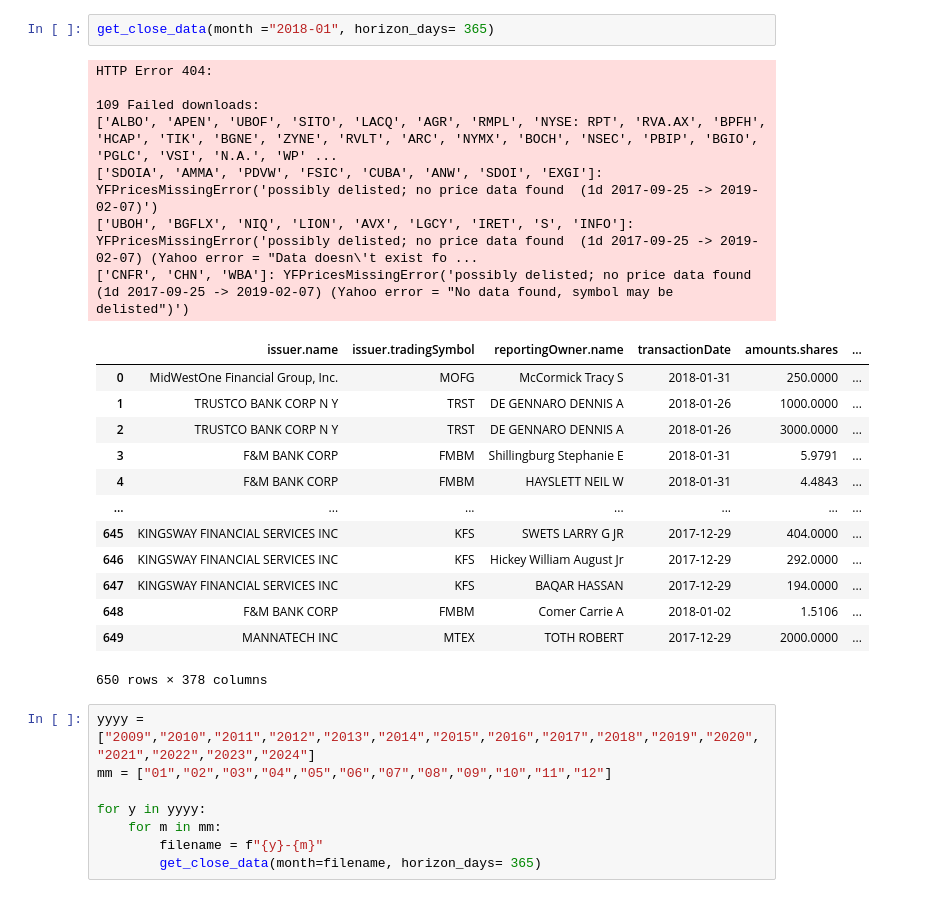
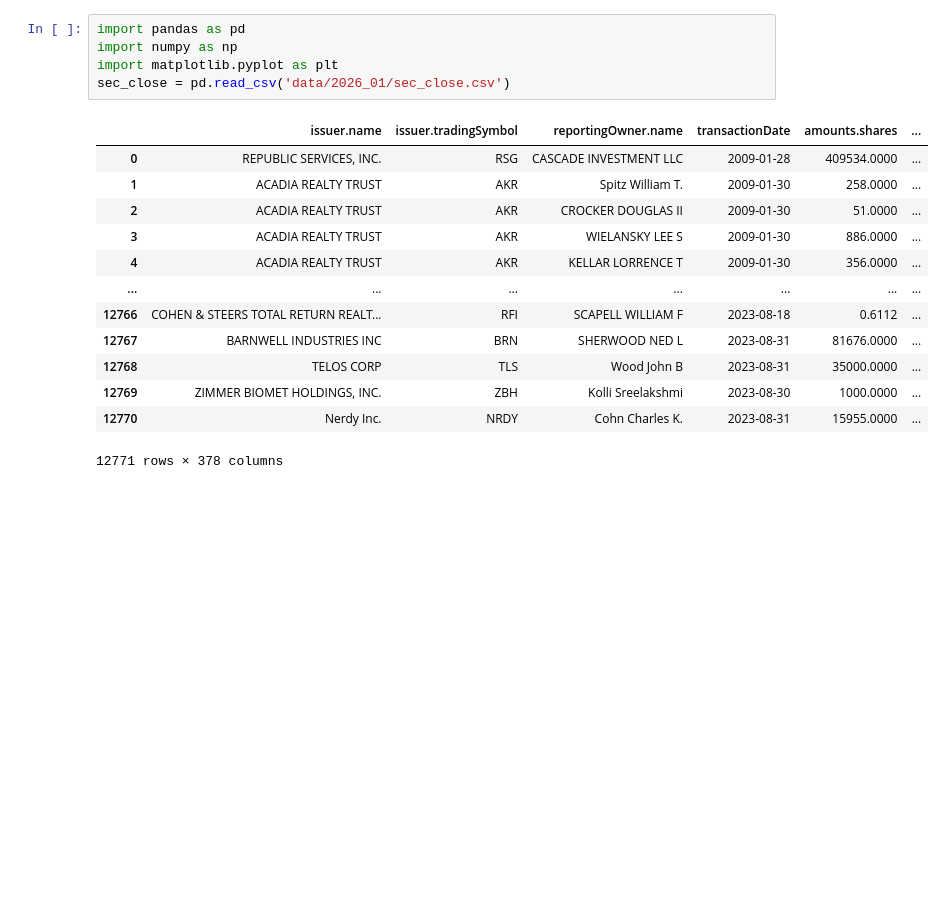
Before and after one commit to pluschka/Algorithmic-Trading-SEC-data-analysis, a Jupyter notebook: Daten laden.ipynb, the cells around one changed output. Drawn from its saved outputs; the diff is of its cells as text; blank space fills up the shorter version.

```diff
--- a/Daten laden.ipynb
+++ b/Daten laden.ipynb
@@ -666,31 +1,19 @@ def concat_close_data(data_dir: str = "data") -> pd.DataFrame:
-# %%
-get_close_data(month ="2018-01", horizon_days= 365)
-# %% [output]
-HTTP Error 404:
-
-109 Failed downloads:
-['ALBO', 'APEN', 'UBOF', 'SITO', 'LACQ', 'AGR', 'RMPL', 'NYSE: RPT', 'RVA.AX', 'BPFH', 'HCAP', 'TIK', 'BGNE', 'ZYNE', 'RVLT', 'ARC', 'NYMX', 'BOCH', 'NSEC', 'PBIP', 'BGIO', 'PGLC', 'VSI', 'N.A.', 'WP' ...
-['SDOIA', 'AMMA', 'PDVW', 'FSIC', 'CUBA', 'ANW', 'SDOI', 'EXGI']: YFPricesMissingError('possibly delisted; no price data found  (1d 2017-09-25 -> 2019-02-07)')
-['UBOH', 'BGFLX', 'NIQ', 'LION', 'AVX', 'LGCY', 'IRET', 'S', 'INFO']: YFPricesMissingError('possibly delisted; no price data found  (1d 2017-09-25 -> 2019-02-07) (Yahoo error = "Data doesn\'t exist fo ...
-['CNFR', 'CHN', 'WBA']: YFPricesMissingError('possibly delisted; no price data found  (1d 2017-09-25 -> 2019-02-07) (Yahoo error = "No data found, symbol may be delisted")')
-|  | issuer.name | issuer.tradingSymbol | reportingOwner.name | transactionDate | amounts.shares | ... |
-| 0 | MidWestOne Financial Group, Inc. | MOFG | McCormick Tracy S | 2018-01-31 | 250.0000 | ... |
-| 1 | TRUSTCO BANK CORP N Y | TRST | DE GENNARO DENNIS A | 2018-01-26 | 1000.0000 | ... |
-| 2 | TRUSTCO BANK CORP N Y | TRST | DE GENNARO DENNIS A | 2018-01-26 | 3000.0000 | ... |
-| 3 | F&M BANK CORP | FMBM | Shillingburg Stephanie E | 2018-01-31 | 5.9791 | ... |
-| 4 | F&M BANK CORP | FMBM | HAYSLETT NEIL W | 2018-01-31 | 4.4843 | ... |
-| ... | ... | ... | ... | ... | ... | ... |
-| 645 | KINGSWAY FINANCIAL SERVICES INC | KFS | SWETS LARRY G JR | 2017-12-29 | 404.0000 | ... |
-| 646 | KINGSWAY FINANCIAL SERVICES INC | KFS | Hickey William August Jr | 2017-12-29 | 292.0000 | ... |
-| 647 | KINGSWAY FINANCIAL SERVICES INC | KFS | BAQAR HASSAN | 2017-12-29 | 194.0000 | ... |
-| 648 | F&M BANK CORP | FMBM | Comer Carrie A | 2018-01-02 | 1.5106 | ... |
-| 649 | MANNATECH INC | MTEX | TOTH ROBERT | 2017-12-29 | 2000.0000 | ... |
-650 rows × 378 columns
-# %%
-yyyy = ["2009","2010","2011","2012","2013","2014","2015","2016","2017","2018","2019","2020","2021","2022","2023","2024"]
-mm = ["01","02","03","04","05","06","07","08","09","10","11","12"]
-
-for y in yyyy:
-    for m in mm:
-        filename = f"{y}-{m}"
-        get_close_data(month=filename, horizon_days= 365)
+# %%
+import pandas as pd
+import numpy as np
+import matplotlib.pyplot as plt
+sec_close = pd.read_csv('data/2026_01/sec_close.csv')
+# %% [output]
+|  | issuer.name | issuer.tradingSymbol | reportingOwner.name | transactionDate | amounts.shares | ... |
+| 0 | REPUBLIC SERVICES, INC. | RSG | CASCADE INVESTMENT LLC | 2009-01-28 | 409534.0000 | ... |
+| 1 | ACADIA REALTY TRUST | AKR | Spitz William T. | 2009-01-30 | 258.0000 | ... |
+| 2 | ACADIA REALTY TRUST | AKR | CROCKER DOUGLAS II | 2009-01-30 | 51.0000 | ... |
+| 3 | ACADIA REALTY TRUST | AKR | WIELANSKY LEE S | 2009-01-30 | 886.0000 | ... |
+| 4 | ACADIA REALTY TRUST | AKR | KELLAR LORRENCE T | 2009-01-30 | 356.0000 | ... |
+| ... | ... | ... | ... | ... | ... | ... |
+| 12766 | COHEN & STEERS TOTAL RETURN REALT... | RFI | SCAPELL WILLIAM F | 2023-08-18 | 0.6112 | ... |
+| 12767 | BARNWELL INDUSTRIES INC | BRN | SHERWOOD NED L | 2023-08-31 | 81676.0000 | ... |
+| 12768 | TELOS CORP | TLS | Wood John B | 2023-08-31 | 35000.0000 | ... |
+| 12769 | ZIMMER BIOMET HOLDINGS, INC. | ZBH | Kolli Sreelakshmi | 2023-08-30 | 1000.0000 | ... |
+| 12770 | Nerdy Inc. | NRDY | Cohn Charles K. | 2023-08-31 | 15955.0000 | ... |
+12771 rows × 378 columns
```
Also changed, not shown: parts of 17 cells of this notebook, 8 other files.
